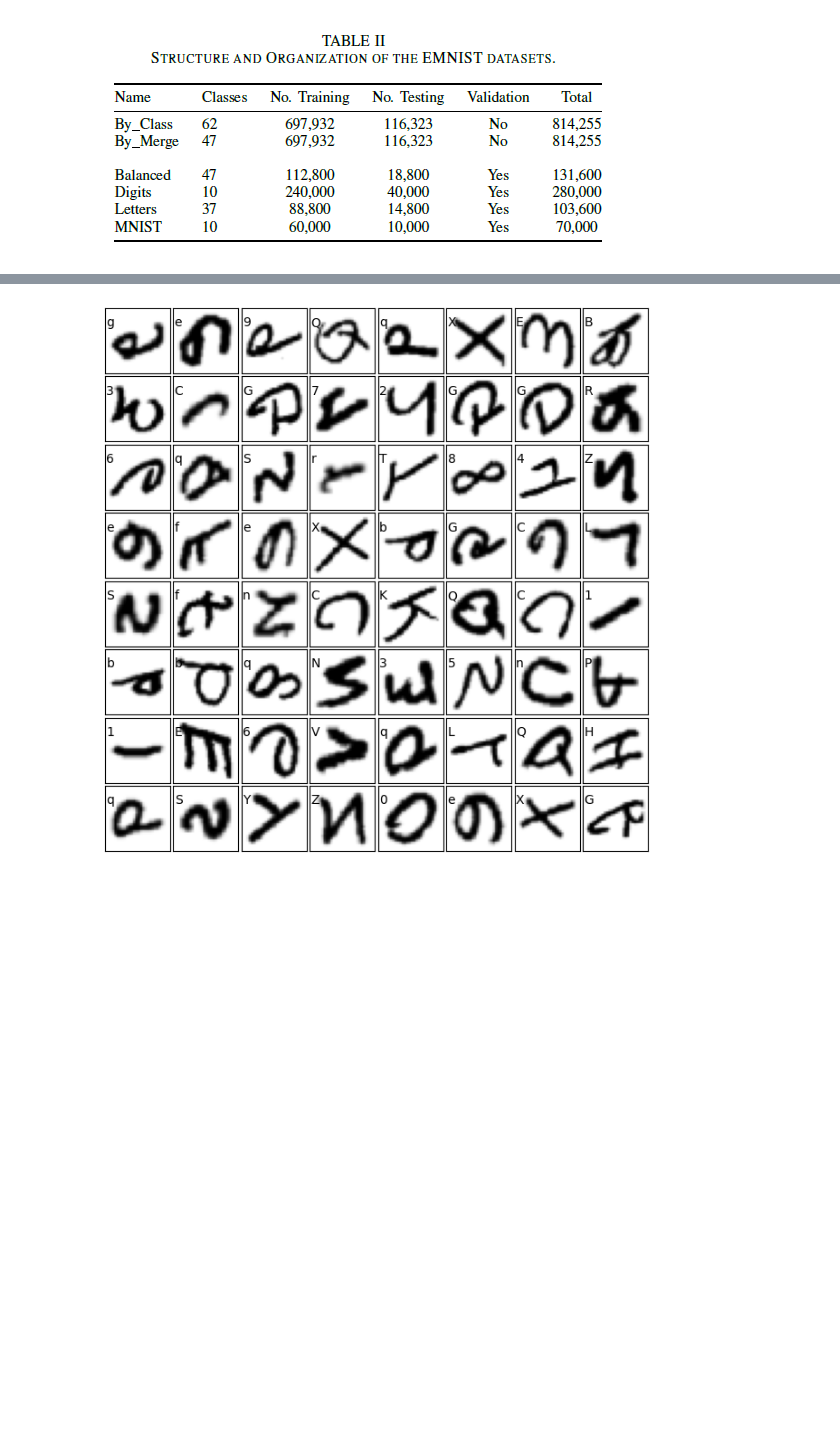
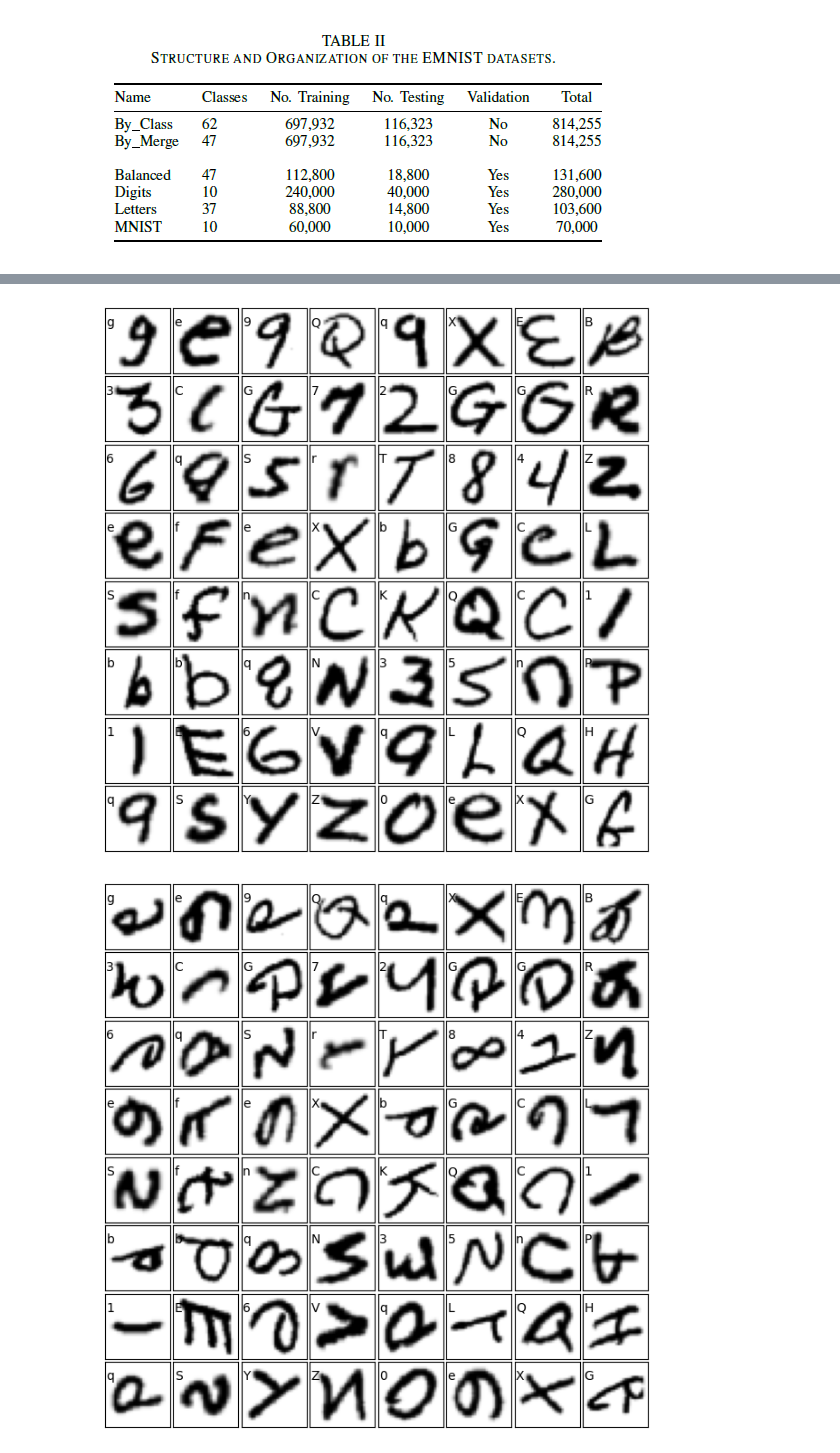
Before and after one commit to zusmoshijiku/proyecto-ingemat, a Jupyter notebook: main.ipynb, the cells around one changed output, grey strips where cells are left out. Cells and saved outputs as stored; diff of their text form; code cells hidden in the pictures; blank space fills up the shorter version.

```diff
--- a/main.ipynb
+++ b/main.ipynb
@@ -154,0 +167,11 @@ print(bal_test_lb[0])
+# %%
+aux7 = list(rclass_train_im)
+del aux7[:16]
+
+class_train_im = []
+for i in range(697_932):
+    im = aux7[:784]
+    class_train_im.append(np.array(im))
+    del aux7[:784]
+
+np.savetxt('./csv/class_train_im.csv', class_train_im, delimiter=',')
@@ -154,0 +190,11 @@ print(bal_test_lb[0])
+# %%
+aux9 = list(rmerge_test_im)
+del aux9[:16]
+
+merge_test_im = []
+for i in range(116_323):
+    im = aux9[:784]
+    merge_test_im.append(np.array(im))
+    del aux9[:784]
+
+np.savetxt('./csv/merge_test_im.csv', merge_test_im, delimiter=',')
@@ -154,0 +211,11 @@ print(bal_test_lb[0])
+# %%
+aux11 = list(rmerge_train_im)
+del aux11[:16]
+
+merge_train_im = []
+for i in range(697_932):
+    im = aux11[:784]
+    merge_train_im.append(np.array(im))
+    del aux11[:784]
+
+np.savetxt('./csv/merge_train_im.csv', merge_train_im, delimiter=',')
@@ -163,3 +287,14 @@ bal_mapa = {
+# %%
+fig = plt.figure(figsize=(6, 6))  # figure size in inches
+fig.subplots_adjust(left=0, right=1, bottom=0, top=1, hspace=0.05, wspace=0.05)
+
+for i in range(64):
+    ax = fig.add_subplot(8, 8, i + 1, xticks=[], yticks=[]) # grid for each number
+    ax.imshow(np.flip(bal_test_im[i]).reshape((28, 28)), cmap='gray_r')
+    # label the image with the target value
+    ax.text(0, 7, bal_mapa[bal_test_lb[i]])
+# %% [output]
+[figure, added]
 # %%
 fig = plt.figure(figsize=(6, 6))  # figure size in inches
 fig.subplots_adjust(left=0, right=1, bottom=0, top=1, hspace=0.05, wspace=0.05)
```
Also changed, not shown: parts of 17 cells of this notebook, 7 other files.
